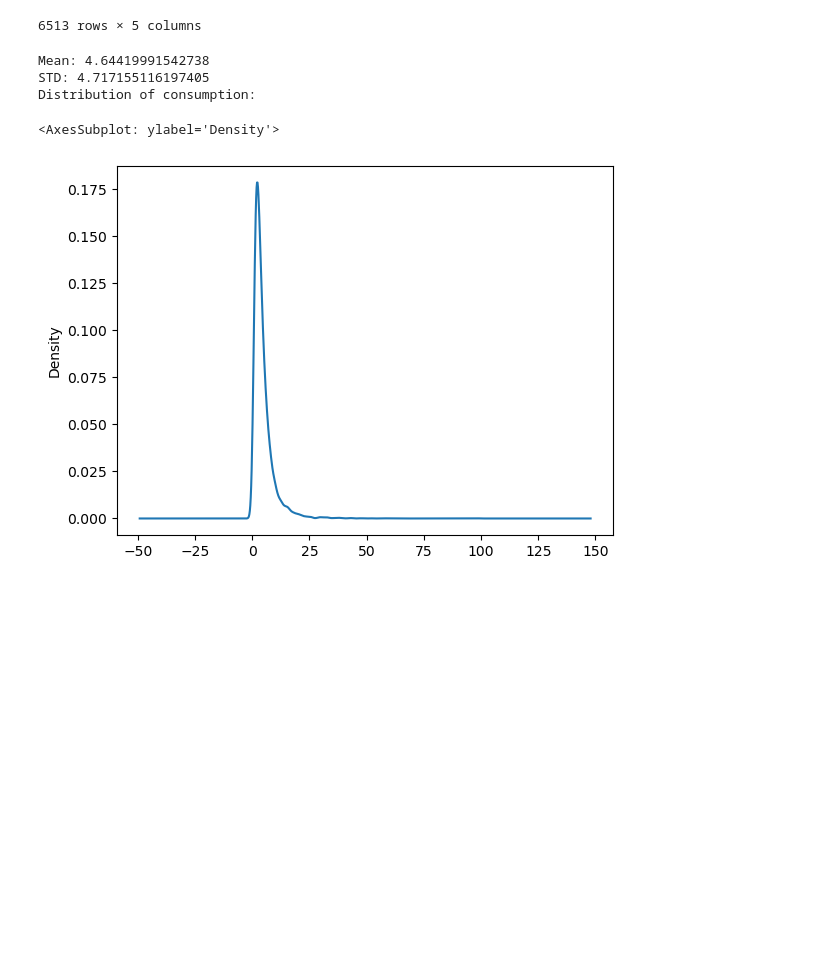
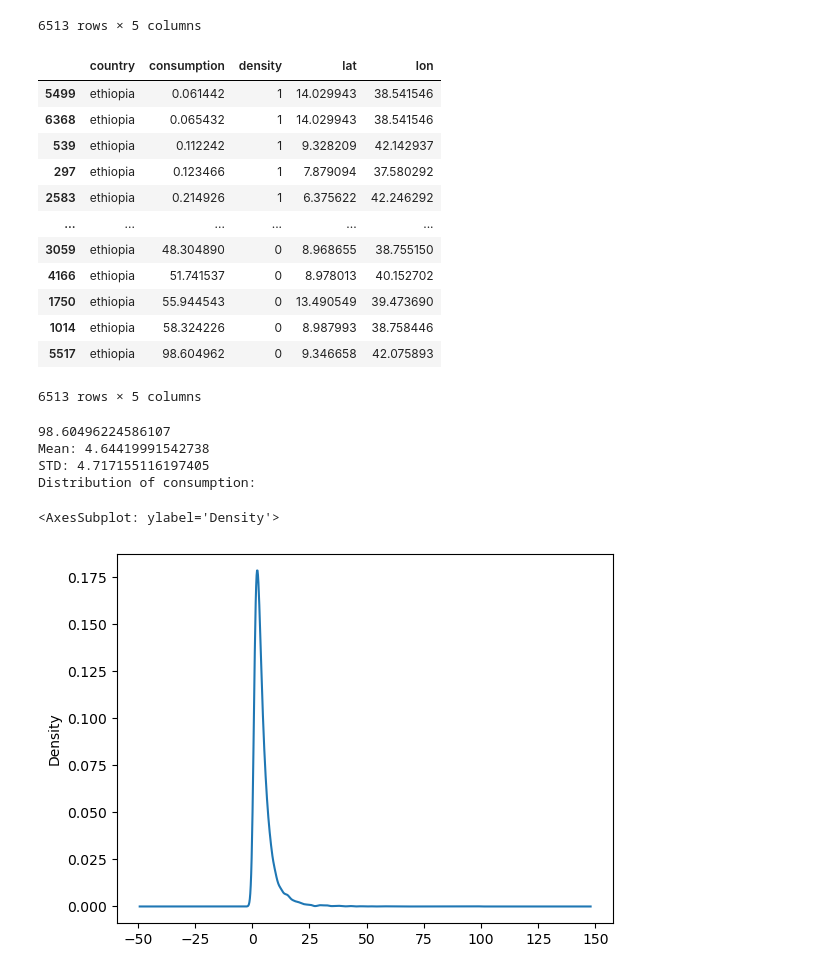
Before and after one commit to omshah2006/Predicting-Poverty-Ethiopia, a Jupyter notebook: preprocessing/process_lsms_survey.ipynb, the cells around one changed output. Cells and saved outputs as stored; diff of their text form; code cells hidden in the pictures; blank space fills up the shorter version.

```diff
--- a/preprocessing/process_lsms_survey.ipynb
+++ b/preprocessing/process_lsms_survey.ipynb
@@ -64,14 +64,33 @@ display(df_eth)
 | 6678 | ethiopia | 2.943372 | 1 | 11.800598 | 37.128471 |
 | 6679 | ethiopia | 2.032065 | 1 | 13.424566 | 39.214527 |
 6513 rows × 5 columns
+# %%
+df_eth.sort_values('consumption')
+# %% [output]
+|  | country | consumption | density | lat | lon |
+| 5499 | ethiopia | 0.061442 | 1 | 14.029943 | 38.541546 |
+| 6368 | ethiopia | 0.065432 | 1 | 14.029943 | 38.541546 |
+| 539 | ethiopia | 0.112242 | 1 | 9.328209 | 42.142937 |
+| 297 | ethiopia | 0.123466 | 1 | 7.879094 | 37.580292 |
+| 2583 | ethiopia | 0.214926 | 1 | 6.375622 | 42.246292 |
+| ... | ... | ... | ... | ... | ... |
+| 3059 | ethiopia | 48.304890 | 0 | 8.968655 | 38.755150 |
+| 4166 | ethiopia | 51.741537 | 0 | 8.978013 | 40.152702 |
+| 1750 | ethiopia | 55.944543 | 0 | 13.490549 | 39.473690 |
+| 1014 | ethiopia | 58.324226 | 0 | 8.987993 | 38.758446 |
+| 5517 | ethiopia | 98.604962 | 0 | 9.346658 | 42.075893 |
+6513 rows × 5 columns
 # %%
 consumption = df_eth['consumption'].values.tolist()
+
+print(max(consumption))
 
 print(f'Mean: {np.mean(consumption)}')
 print(f'STD: {np.std(consumption)}')
 print(f'Distribution of consumption:')
 df_eth['consumption'].plot(kind='kde')
 # %% [output]
+98.60496224586107
 Mean: 4.64419991542738
 STD: 4.717155116197405
 Distribution of consumption:
```
Also changed, not shown: 8 other files.
